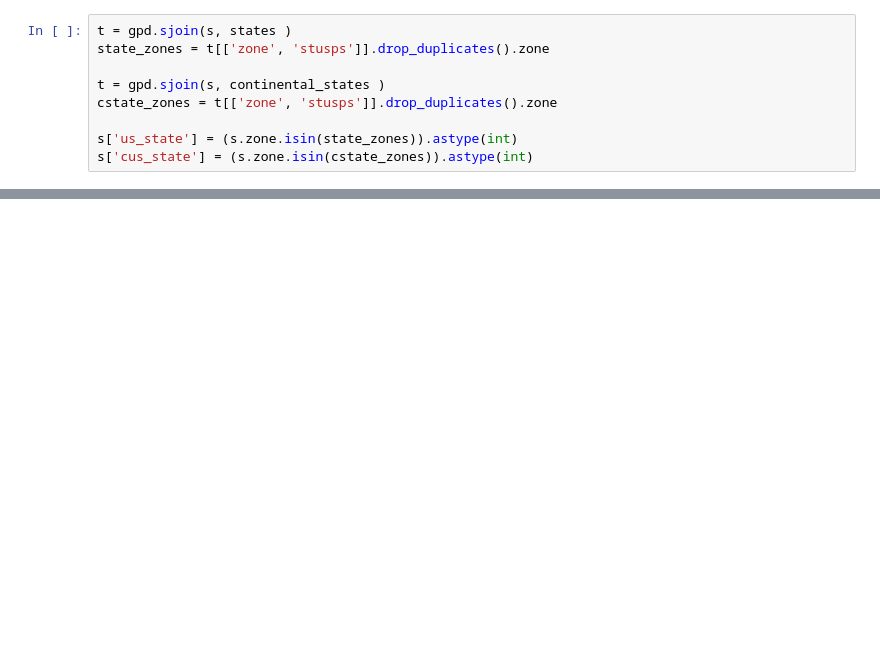
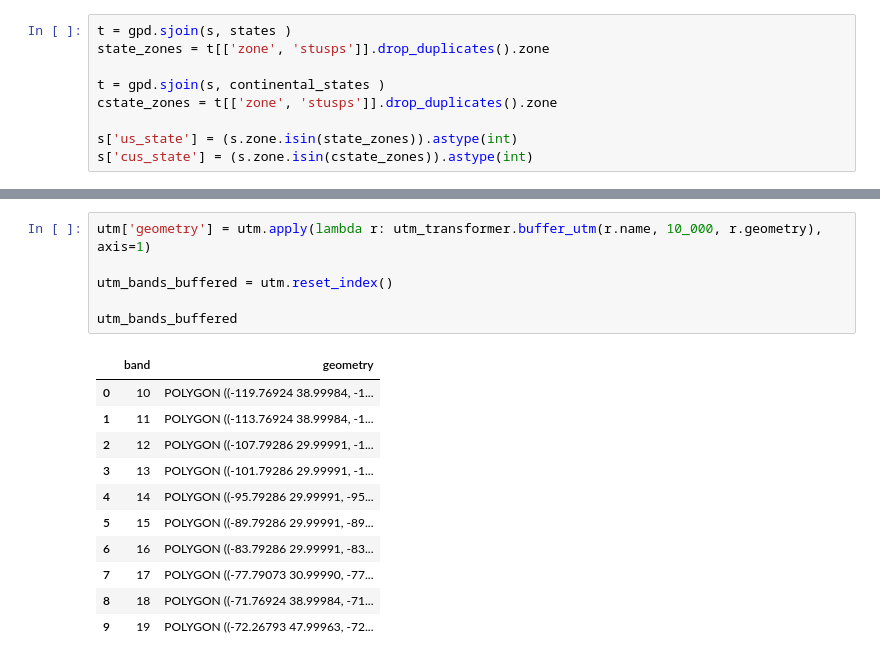
Before and after one commit to metatab-packages/civicknowledge.com-mgrs, a Jupyter notebook: notebooks/Extract.ipynb, the cells around one changed output, grey strips where cells are left out. Drawn from its saved outputs; the diff is of its cells as text; blank space fills up the shorter version.

```diff
--- a/notebooks/Extract.ipynb
+++ b/notebooks/Extract.ipynb
@@ -81,0 +131,18 @@ s.head()
+# %%
+utm['geometry'] = utm.apply(lambda r: utm_transformer.buffer_utm(r.name, 10_000, r.geometry), axis=1)
+
+utm_bands_buffered = utm.reset_index()
+
+utm_bands_buffered
+# %% [output]
+|  | band | geometry |
+| 0 | 10 | POLYGON ((-119.76924 38.99984, -1... |
+| 1 | 11 | POLYGON ((-113.76924 38.99984, -1... |
+| 2 | 12 | POLYGON ((-107.79286 29.99991, -1... |
+| 3 | 13 | POLYGON ((-101.79286 29.99991, -1... |
+| 4 | 14 | POLYGON ((-95.79286 29.99991, -95... |
+| 5 | 15 | POLYGON ((-89.79286 29.99991, -89... |
+| 6 | 16 | POLYGON ((-83.79286 29.99991, -83... |
+| 7 | 17 | POLYGON ((-77.79073 30.99990, -77... |
+| 8 | 18 | POLYGON ((-71.76924 38.99984, -71... |
+| 9 | 19 | POLYGON ((-72.26793 47.99963, -72... |
```
Also changed, not shown: parts of 7 cells of this notebook, 1 other file.
